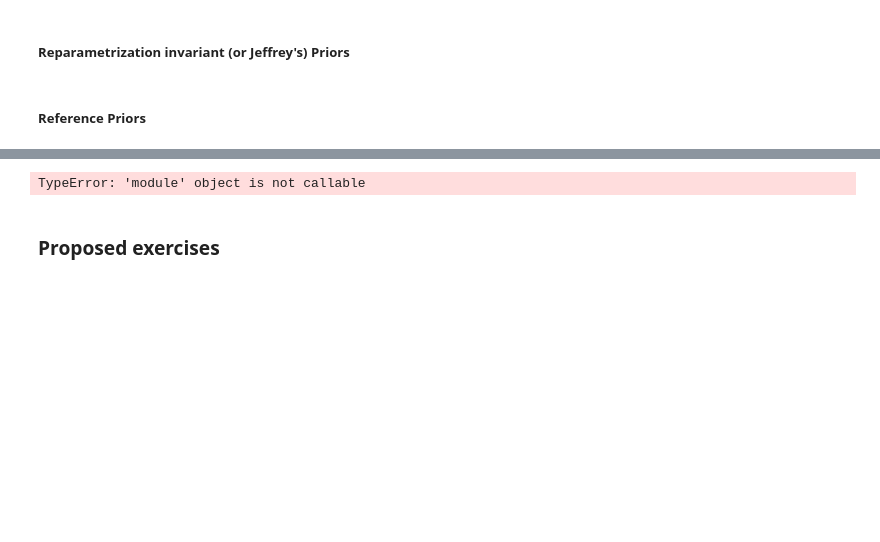
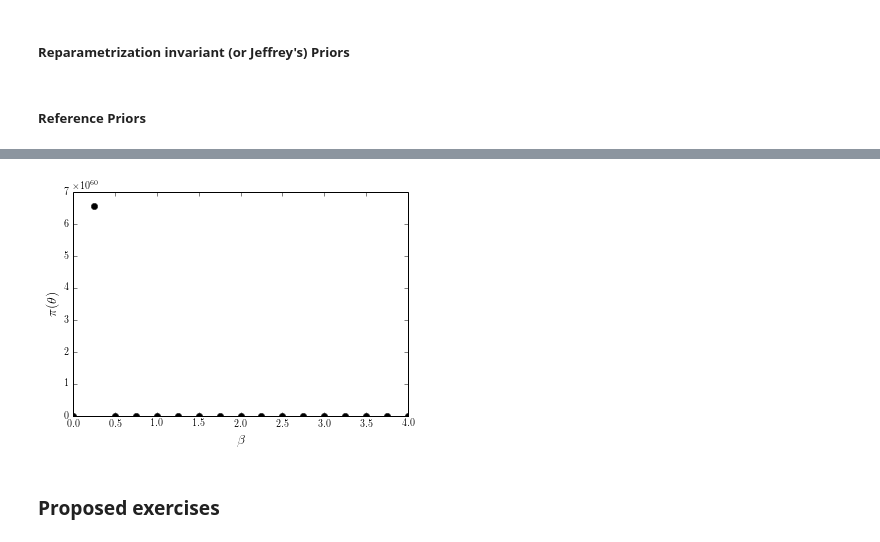
Before and after one commit to luis-sarro/ESAC-Astrostatistics-School-, a Jupyter notebook: ESAC School - Day 1 - Model Fitting.ipynb, the cells around one changed output, grey strips where cells are left out. Drawn from its saved outputs; the diff is of its cells as text; code cells hidden in the pictures; blank space fills up the shorter version.

```diff
--- a/ESAC School - Day 1 - Model Fitting.ipynb
+++ b/ESAC School - Day 1 - Model Fitting.ipynb
@@ -719,39 +666,77 @@ There is a **(Constructive) Theorem** for the **analytical** derivation of uni-d
 
 Let us look at what the reference prior would look like for our $\beta$ parameter **if it was our only parameter**. We can do this if we fix the values of the other parametes to the known true values. We do this just for the purpose of illustrating the procedure.
 # %%
+def log_likelihood(theta,lambda_obs,flux_obs,error_obs):
+    tstar = theta[0]
+    tdust = theta[1]
+    beta = theta[2]
+    f = theta[3]
+    flux_model = yso_model_function(lambda_obs,tstar,tdust,beta,f)
+# The normalization here is hardcoded [TO BE IMPROVED]
+    norm_factor = flux[5]/yso_model_function(lambda_obs[0],tstar,tdust,beta,f)
+    flux_model = flux_model * norm_factor
+    value = -np.sum(((flux_obs - flux_model)/error_obs)**2)
+    return value
+
 def likelihood(theta,lambda_obs,flux_obs,error_obs):
     tstar = theta[0]
     tdust = theta[1]
     beta = theta[2]
     f = theta[3]
     flux_model = yso_model_function(lambda_obs,tstar,tdust,beta,f)
 # The normalization here is hardcoded [TO BE IMPROVED]
-    norm_factor = flux[5]/yso_model_function(lmb[5],tstar,tdust,beta,f)
+    norm_factor = flux[5]/yso_model_function(lambda_obs[0],tstar,tdust,beta,f)
     flux_model = flux_model * norm_factor
-    value = multivariate_normal.pdf(flux_obs,mean=flux_model,cov=np.diag(error_obs))
+    tmp = error_obs**2.0
+    value = multivariate_normal.pdf(flux_obs,flux_model,tmp)
     return value
+
+
 
 scalar_uncert = 5.0e-2
 k = 10
 lambdas = np.random.uniform(np.min(lmb),np.max(lmb),k-1)
 lambdas = np.concatenate([lmb[5:6],lambdas])
-m = 100
+m = 50 # preferably >> 100
 sample_vals = range(m)
-num_beta_vals = 100
+k = 4 # preferable 8
+num_beta_vals = (2**k)+1
 beta_vals = range(num_beta_vals)
-beta_j = [(float(beta_vals[j])-num_beta_vals)/50.0 for j in beta_vals]
-# The following line substitutes the previous two. But maybe it is unclear. [LUISMA TO DECIDE ON THIS]
-# beta_j = np.linspace(-num_beta_vals,0,num_beta_vals,endpoint=False)/50.
+max_beta = 4
+beta_j = [(float(beta_vals[j])*max_beta/beta_vals[-1]) for j in beta_vals]
+dbeta = beta_j[1]-beta_j[0]
+#Define arrays to hold liks, and cs
+lik_theta = [0 for i in beta_vals]
+c = [-999 for i in sample_vals]
+r_j = [-999 for i in sample_vals]
+pi = [-999 for i in beta_vals]
+
 for idx1 in beta_vals:
     # Create m samples and calculate r_j(theta) for each
-        for idx2 in sample_vals:
-            synthetic_sed = yso_model_function(lambdas,teff_star,teff_dust,beta_j[idx1],f)
-            norm_factor = flux[5] / yso_model_function(lambdas[0],teff_star,teff_dust,beta_j[idx1],f)
-            synthetic_sed = norm_factor * synthetic_sed
-            D = np.random.normal(synthetic_sed,synthetic_sed*scalar_uncert)
-            c[idx2] = integrate()
+    for idx2 in sample_vals:
+        synthetic_sed = yso_model_function(lambdas,teff_star,teff_dust,beta_j[idx1],f)
+        norm_factor = flux[5] / yso_model_function(lambdas[0],teff_star,teff_dust,beta_j[idx1],f)
+        synthetic_sed = norm_factor * synthetic_sed
+        D = np.random.normal(synthetic_sed,synthetic_sed*scalar_uncert)
+        for idx3 in beta_vals:
+            theta_j = [teff_star,teff_dust,beta_j[idx3],f]
+            lik_theta[idx3] = likelihood(theta_j,lambdas,D,D*scalar_uncert)
+        c[idx2] = integrate.romb(lik_theta,dx=dbeta)
+        theta_j = [teff_star,teff_dust,beta_j[idx1],f]
+        r_j[idx2] = np.log(likelihood(theta_j,lambdas,D,D*scalar_uncert)/c[idx2])
+        #print c[idx2],r_j[idx2]
+    pi[idx1] = np.exp(np.mean(r_j))
+    #print pi[idx1],idx3,beta_j[idx3],beta_vals[1],theta_j,scalar_uncert
+
+plt.plot(beta_j,pi,'ok')
+plt.xlabel(r'$\beta$',fontsize = 14)
+plt.ylabel(r'$\pi(\theta)$',fontsize = 14)
+
+def reference_prior_beta(beta):
+    value = interp1d(beta_j,pi) # linear should suffice
+    return value
 # %% [output]
-TypeError: 'module' object is not callable
+[figure, added]
 # %% [markdown]
 ### Proposed exercises
 # %% [markdown]
```
Also changed, not shown: parts of 41 cells of this notebook.
